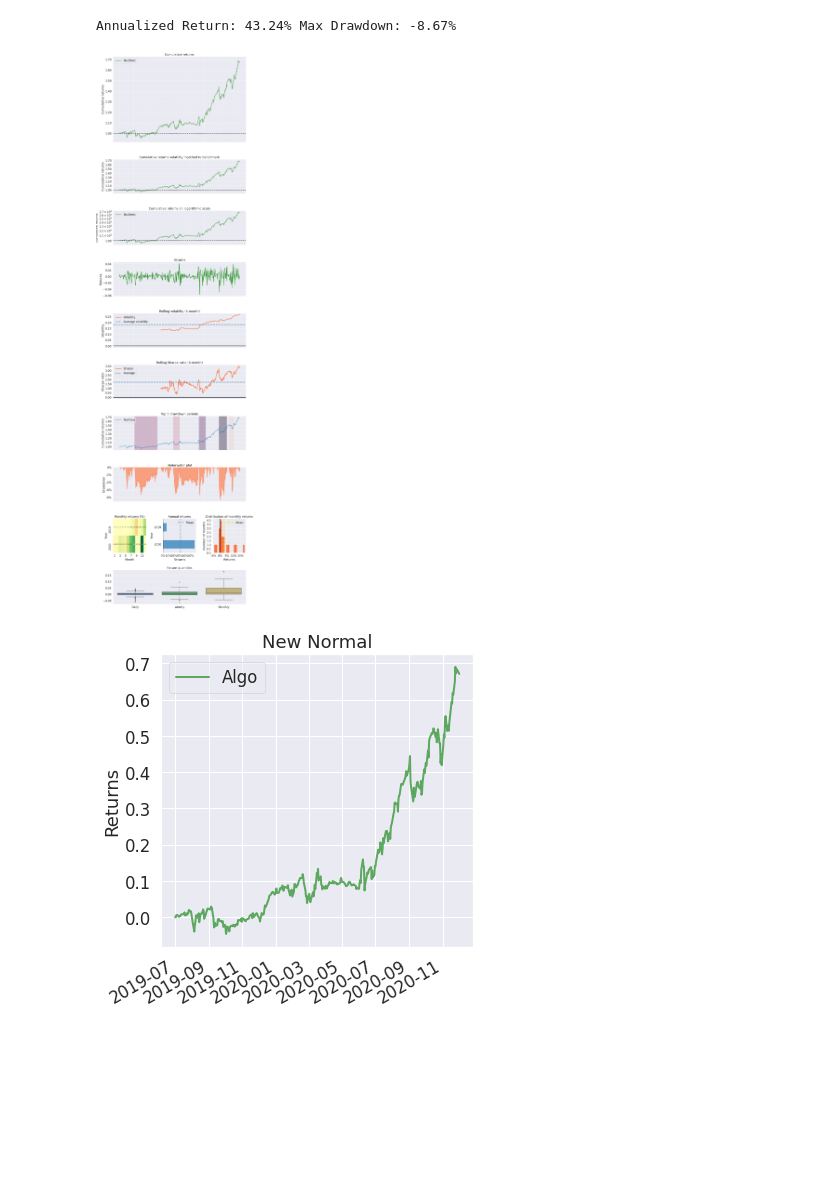
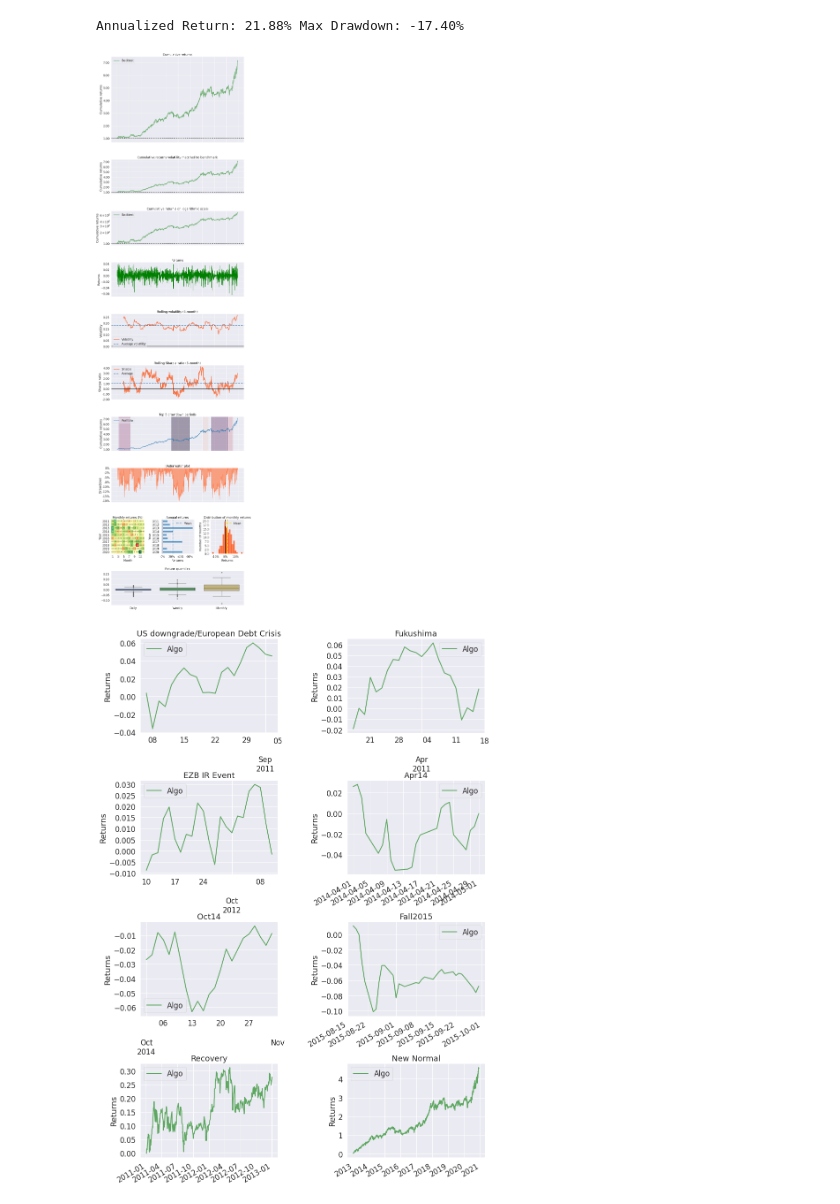
Before and after one commit to GGabriele/momentum, a Jupyter notebook: backtests/notebooks/momentum_strategy.ipynb, the cells around one changed output. Drawn from its saved outputs; the diff is of its cells as text; code cells hidden in the pictures; blank space fills up the shorter version.

Commit message:
Add positive return weight

```diff
--- a/backtests/notebooks/momentum_strategy.ipynb
+++ b/backtests/notebooks/momentum_strategy.ipynb
@@ -22,7 +22,7 @@ warnings.filterwarnings("ignore")
 """
 Model Settings
 """
-intial_portfolio = 10000
+initial_portfolio = 10000
 momentum_window_far = 120
 momentum_window_near = 60
 minimum_momentum = 60
@@ -49,6 +49,7 @@ slippage_impact = 0.05
 Helper functions.
 """
 
+
 def momentum_score(ts):
     """
     Input:  Price time series.
@@ -59,9 +60,27 @@ def momentum_score(ts):
     log_ts = np.log(ts)
     slope, intercept, r_value, p_value, std_err = stats.linregress(x, log_ts)
     annualized_slope = (np.power(np.exp(slope), 252) - 1) * 100
-    return annualized_slope * (r_value ** 2)
+    score = annualized_slope * (r_value ** 2)
+    daily_returns = ts / ts.shift(1) - 1
+    positive = (daily_returns > 0).sum()
+    return score * (positive / len(daily_returns) * 100)
+
+'''def momentum_score(ts):
+    """
+    Input:  Price time series.
+    Output: Annualized exponential regression slope,
+            multiplied by the R2
+    """
+    x = np.arange(len(ts))
+    log_ts = np.log(ts)
+    slope, intercept, r_value, p_value, std_err = stats.linregress(x, log_ts)
+    annualized_slope = (np.power(np.exp(slope), 252) - 1) * 100
+    return annualized_slope * (r_value ** 2)'''
 
 def volatility(ts):
+    return ts.pct_change().rolling(vola_window).std().iloc[-1]
+
+def check_volatility(ts):
     return ts.pct_change().rolling(vola_window).std().iloc[-1]
 
 """
@@ -83,7 +102,7 @@ def initialize(context):
         slippage_model = FixedSlippage(spread=0.0)
 
     # Used only for progress output.
-    context.last_month = intial_portfolio
+    context.last_month = initial_portfolio
 
     # Store index membership
     sp500_table = pd.read_html("https://en.wikipedia.org/wiki/List_of_S%26P_500_companies", header=0)[0]
@@ -147,12 +166,18 @@ def rebalance(context, data):
     today = zipline.api.get_datetime()#.date()
 
     delete = ["BRK-B", "BRK.B", "BF.B", "BF-B"]
+    small_cap = ['AAON', 'ABTX', 'ACA', 'ADTN', 'AEL', 'AGO', 'AGYS', 'AIN', 'AMSF', 'ANIK', 'APEI', 'ASTE', 'AVAV', 'AX', 'AZZ', 'B', 'BANR', 'BCC', 'BMI', 'BPFH', 'BRC', 'CALM', 'CASH', 'CBU', 'CHCO', 'CPSI', 'CVBF', 'CVCO', 'DAKT', 'DIOD', 'DORM', 'EGRX', 'EIG', 'ENTA', 'ESE', 'EXPO', 'FARO', 'FCF', 'FELE', 'FF', 'FIZZ', 'FN', 'FORM', 'GDOT', 'HAYN', 'HCC', 'HCI', 'HFWA', 'HMST', 'HOPE', 'HP', 'HUBG', 'HWKN', 'HZO', 'IIIN', 'INVA', 'IOSP', 'IPAR', 'IRBT', 'JBSS', 'JJSF', 'KAMN', 'KRG', 'LTC', 'MEI', 'MGLN', 'MLI', 'MRTN', 'MSTR', 'MTH', 'MYE', 'NBHC', 'NBTB', 'NPK', 'NTUS', 'NX', 'OFG', 'OPI', 'PETS', 'PFBC', 'PLXS', 'POWL', 'PPBI', 'PRDO', 'PRK', 'PRLB', 'PRSC', 'QEP', 'QNST', 'RGR', 'ROCK', 'ROG', 'SANM', 'SBCF', 'SCL', 'SENEA', 'SPSC', 'STC', 'STMP', 'THRM', 'TMP', 'TPRE', 'TTMI', 'UCBI', 'UCTT', 'UEIC', 'UFI', 'UFPI', 'UIHC', 'UNF', 'USNA', 'UVE', 'VRTS', 'VSTO', 'WDFC', 'WDR', 'WIRE', 'WTS', 'XPER', 'ZEUS']
     # Finally, get the Zipline symbols for the tickers
     todays_universe = [
         symbol(ticker)
         for ticker in context.index_members
         if ticker not in delete
     ]
+
+    """todays_universe = [
+        symbol(ticker)
+        for ticker in small_cap
+    ]"""
 
     # Check how long history window we need.
     hist_window = max(momentum_window_near,
@@ -193,6 +218,8 @@ def rebalance(context, data):
     """
     kept_positions = list(context.portfolio.positions.keys())
     sold = []
+    vola_table = hist[ranking_table.index].apply(volatility)
+    ranking_table = ranking_table[vola_table[vola_table < 0.15].index]
     for security in context.portfolio.positions:
         sec_hist = data.history(
             security,
@@ -240,8 +267,8 @@ def rebalance(context, data):
             # Check wheather this is due to distant dips
             bull_market = ind_hist2.mean() > ind_hist.mean() and ind_hist.iloc[-1] > ind_hist2.mean()
         if bull_market == False:
-            for security in context.portfolio.positions:
-                order_target_percent(security, 0.0)
+            #for security in context.portfolio.positions:
+            #    order_target_percent(security, 0.0)
             return
 
     """
@@ -313,13 +340,13 @@ def analyze(context, perf):
 
     return
 
-start = pd.to_datetime('2019-7-1', utc=True)
+start = pd.to_datetime('2011-1-1', utc=True)
 end = pd.to_datetime('2020-12-1', utc=True)
 perf = zipline.run_algorithm(
     start=start, end=end,
     initialize=initialize,
     analyze=analyze,
-    capital_base=intial_portfolio,
+    capital_base=initial_portfolio,
     data_frequency = 'daily',
     bundle='yahoo_direct')
 # %% [output]
@@ -403,3 +431,3 @@ PORTFOLIO VALUE:  16741.49
-Annualized Return: 43.24% Max Drawdown: -8.67%
+Annualized Return: 21.88% Max Drawdown: -17.40%
-[figure, old version]
+[figure, new version]
-[figure, old version]
+[figure, new version]
```
Also changed, not shown: parts of 2 cells of this notebook, 2 other files.
